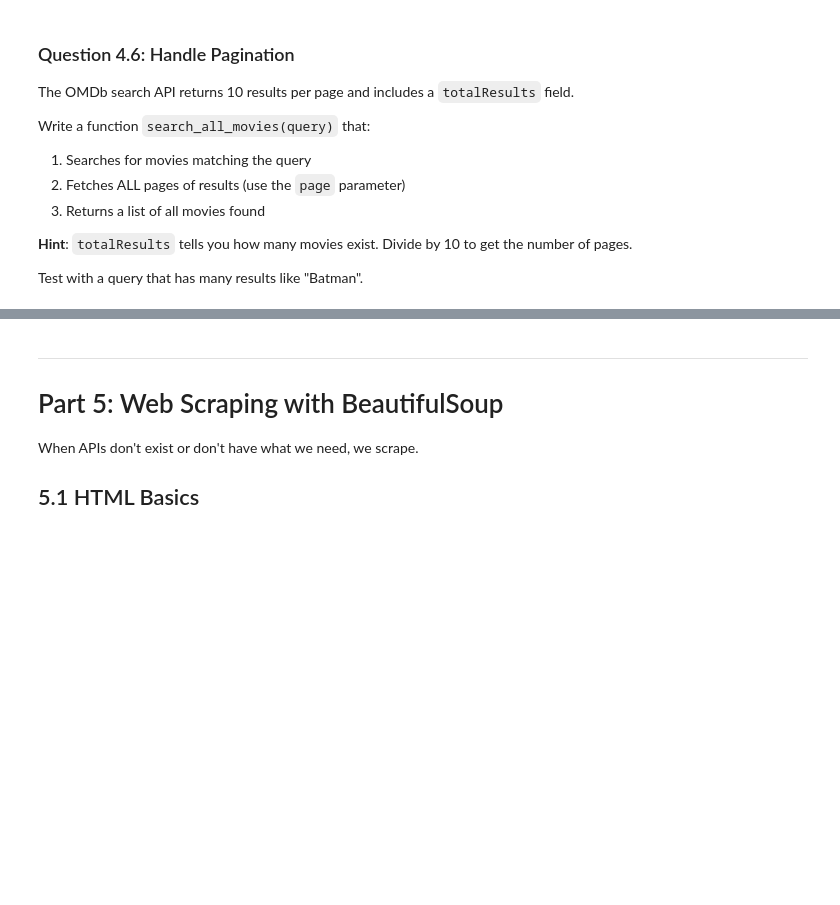
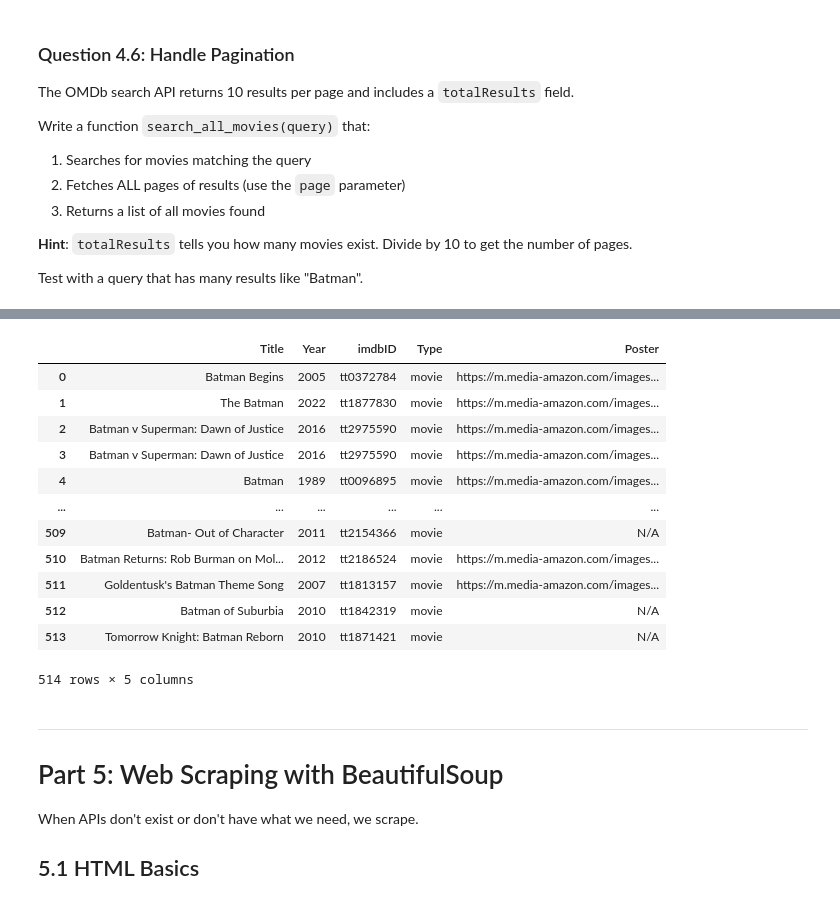
Before and after one commit to Destructor169/cs-203-stt-ai, a Jupyter notebook: labs/week01-data-collection-lab.ipynb, the cells around one changed output, grey strips where cells are left out. Saved outputs shown, nothing was run; the diff lists cells and outputs as text; code cells hidden in the pictures; blank space fills up the shorter version.

```diff
--- a/labs/week01-data-collection-lab.ipynb
+++ b/labs/week01-data-collection-lab.ipynb
@@ -903,3 +1057,19 @@ def search_all_movies(query, api_key=OMDB_API_KEY):
+# %%
+display(df_batman)
+# %% [output]
+|  | Title | Year | imdbID | Type | Poster |
+| 0 | Batman Begins | 2005 | tt0372784 | movie | https://m.media-amazon.com/images... |
+| 1 | The Batman | 2022 | tt1877830 | movie | https://m.media-amazon.com/images... |
+| 2 | Batman v Superman: Dawn of Justice | 2016 | tt2975590 | movie | https://m.media-amazon.com/images... |
+| 3 | Batman v Superman: Dawn of Justice | 2016 | tt2975590 | movie | https://m.media-amazon.com/images... |
+| 4 | Batman | 1989 | tt0096895 | movie | https://m.media-amazon.com/images... |
+| ... | ... | ... | ... | ... | ... |
+| 509 | Batman- Out of Character | 2011 | tt2154366 | movie | N/A |
+| 510 | Batman Returns: Rob Burman on Mol... | 2012 | tt2186524 | movie | https://m.media-amazon.com/images... |
+| 511 | Goldentusk's Batman Theme Song | 2007 | tt1813157 | movie | https://m.media-amazon.com/images... |
+| 512 | Batman of Suburbia | 2010 | tt1842319 | movie | N/A |
+| 513 | Tomorrow Knight: Batman Reborn | 2010 | tt1871421 | movie | N/A |
+514 rows × 5 columns
 # %% [markdown]
 ---
 
```
Also changed, not shown: parts of 4 cells of this notebook.
